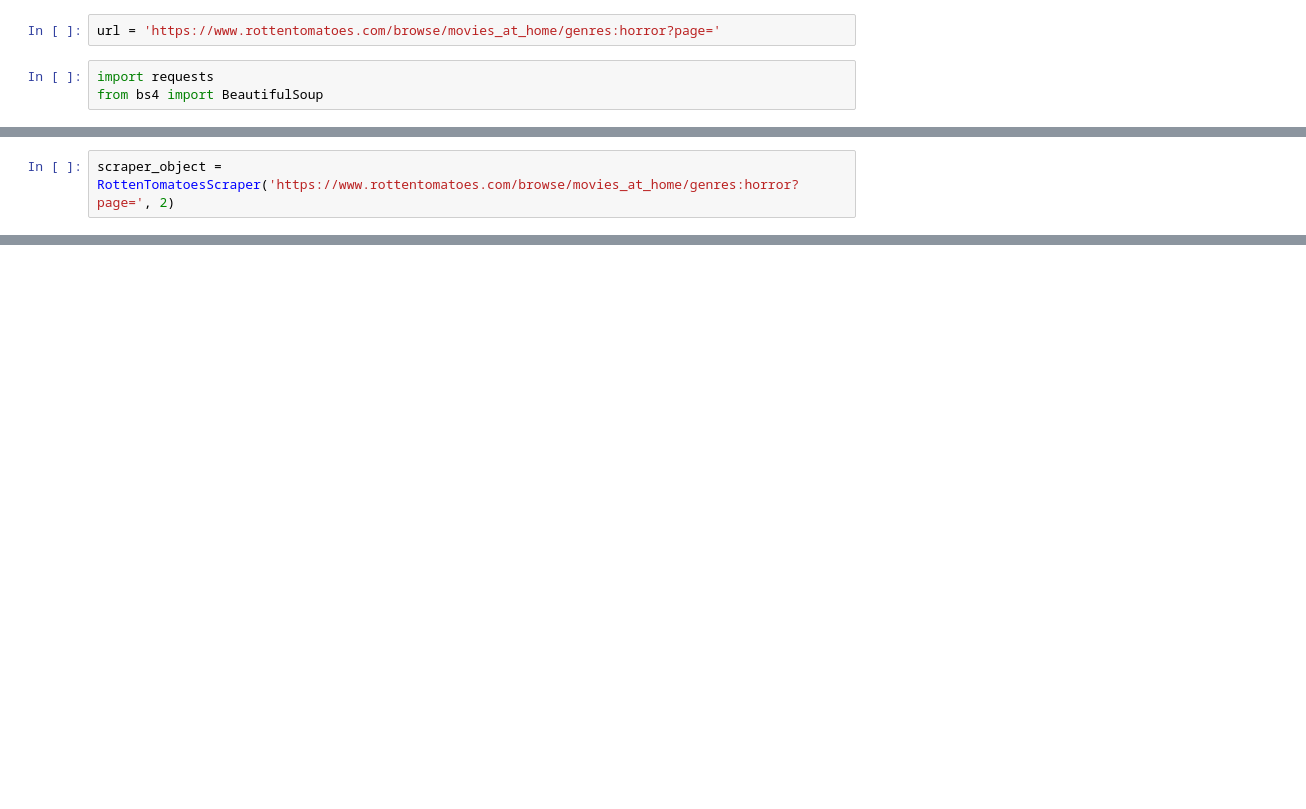
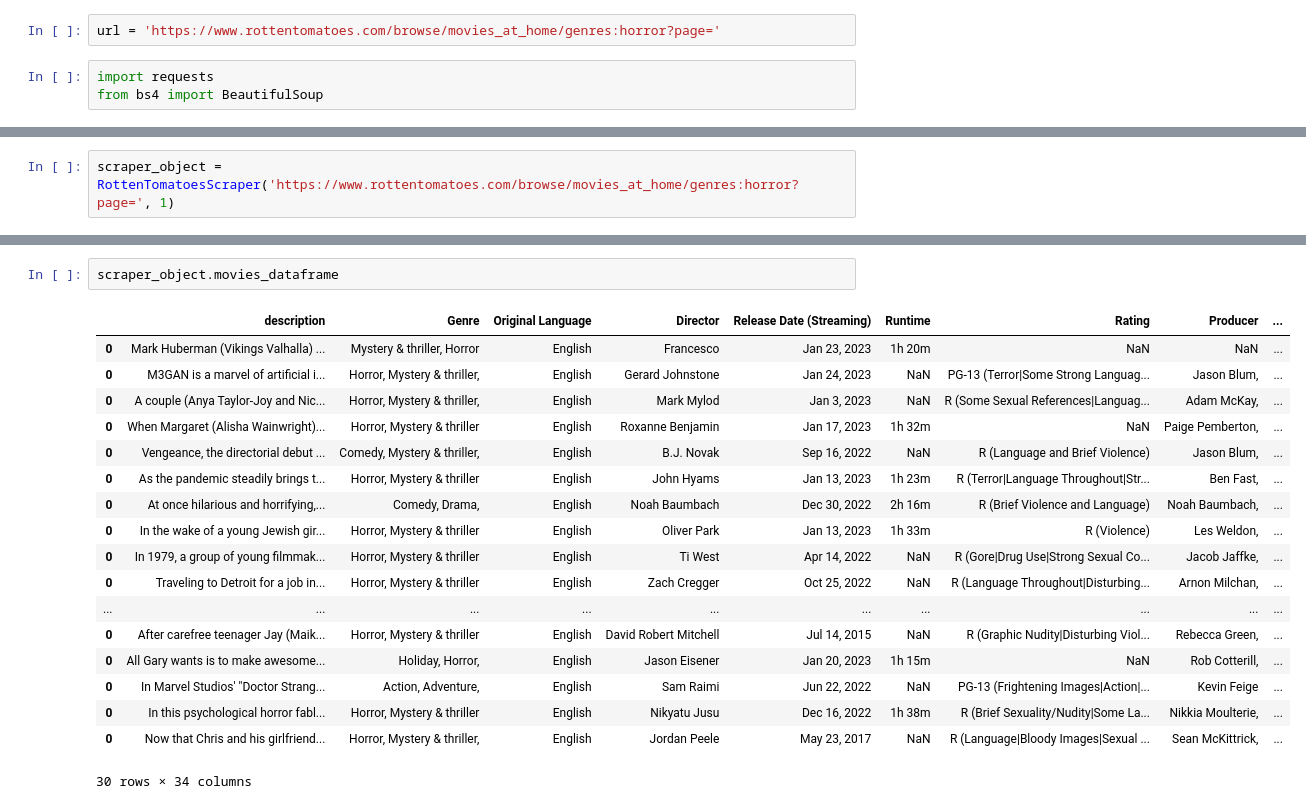
Before and after one commit to ndjogo/data_collection, a Jupyter notebook: beautiful_soup_rotten_tomatoes.ipynb, the cells around one changed output, grey strips where cells are left out. Drawn from its saved outputs; the diff is of its cells as text; blank space fills up the shorter version.

Commit message:
Updated bs4 rotten tom scraper

```diff
--- a/beautiful_soup_rotten_tomatoes.ipynb
+++ b/beautiful_soup_rotten_tomatoes.ipynb
@@ -33,5 +84,5 @@ class RottenTomatoesScraper():
 #             except:
 #                 pass
 # %%
-scraper_object = RottenTomatoesScraper('https://www.rottentomatoes.com/browse/movies_at_home/genres:horror?page=', 2)
+scraper_object = RottenTomatoesScraper('https://www.rottentomatoes.com/browse/movies_at_home/genres:horror?page=', 1)
 # %%
@@ -40,0 +118,21 @@ scraper_object.scrape_movie_scores()
+# %%
+scraper_object.movies_dataframe
+# %% [output]
+|  | description | Genre | Original Language | Director | Release Date (Streaming) | Runtime | Rating | Producer | ... |
+| 0 | Mark Huberman (Vikings Valhalla) ... | Mystery & thriller, Horror | English | Francesco | Jan 23, 2023 | 1h 20m | NaN | NaN | ... |
+| 0 | M3GAN is a marvel of artificial i... | Horror, Mystery & thriller, | English | Gerard Johnstone | Jan 24, 2023 | NaN | PG-13 (Terror|Some Strong Languag... | Jason Blum, | ... |
+| 0 | A couple (Anya Taylor-Joy and Nic... | Horror, Mystery & thriller, | English | Mark Mylod | Jan 3, 2023 | NaN | R (Some Sexual References|Languag... | Adam McKay, | ... |
+| 0 | When Margaret (Alisha Wainwright)... | Horror, Mystery & thriller | English | Roxanne Benjamin | Jan 17, 2023 | 1h 32m | NaN | Paige Pemberton, | ... |
+| 0 | Vengeance, the directorial debut ... | Comedy, Mystery & thriller, | English | B.J. Novak | Sep 16, 2022 | NaN | R (Language and Brief Violence) | Jason Blum, | ... |
+| 0 | As the pandemic steadily brings t... | Horror, Mystery & thriller | English | John Hyams | Jan 13, 2023 | 1h 23m | R (Terror|Language Throughout|Str... | Ben Fast, | ... |
+| 0 | At once hilarious and horrifying,... | Comedy, Drama, | English | Noah Baumbach | Dec 30, 2022 | 2h 16m | R (Brief Violence and Language) | Noah Baumbach, | ... |
+| 0 | In the wake of a young Jewish gir... | Horror, Mystery & thriller | English | Oliver Park | Jan 13, 2023 | 1h 33m | R (Violence) | Les Weldon, | ... |
+| 0 | In 1979, a group of young filmmak... | Horror, Mystery & thriller | English | Ti West | Apr 14, 2022 | NaN | R (Gore|Drug Use|Strong Sexual Co... | Jacob Jaffke, | ... |
+| 0 | Traveling to Detroit for a job in... | Horror, Mystery & thriller | English | Zach Cregger | Oct 25, 2022 | NaN | R (Language Throughout|Disturbing... | Arnon Milchan, | ... |
+| ... | ... | ... | ... | ... | ... | ... | ... | ... | ... |
+| 0 | After carefree teenager Jay (Maik... | Horror, Mystery & thriller | English | David Robert Mitchell | Jul 14, 2015 | NaN | R (Graphic Nudity|Disturbing Viol... | Rebecca Green, | ... |
+| 0 | All Gary wants is to make awesome... | Holiday, Horror, | English | Jason Eisener | Jan 20, 2023 | 1h 15m | NaN | Rob Cotterill, | ... |
+| 0 | In Marvel Studios' "Doctor Strang... | Action, Adventure, | English | Sam Raimi | Jun 22, 2022 | NaN | PG-13 (Frightening Images|Action|... | Kevin Feige | ... |
+| 0 | In this psychological horror fabl... | Horror, Mystery & thriller | English | Nikyatu Jusu | Dec 16, 2022 | 1h 38m | R (Brief Sexuality/Nudity|Some La... | Nikkia Moulterie, | ... |
+| 0 | Now that Chris and his girlfriend... | Horror, Mystery & thriller, | English | Jordan Peele | May 23, 2017 | NaN | R (Language|Bloody Images|Sexual ... | Sean McKittrick, | ... |
+30 rows × 34 columns
```
Also changed, not shown: parts of 2 cells of this notebook.
